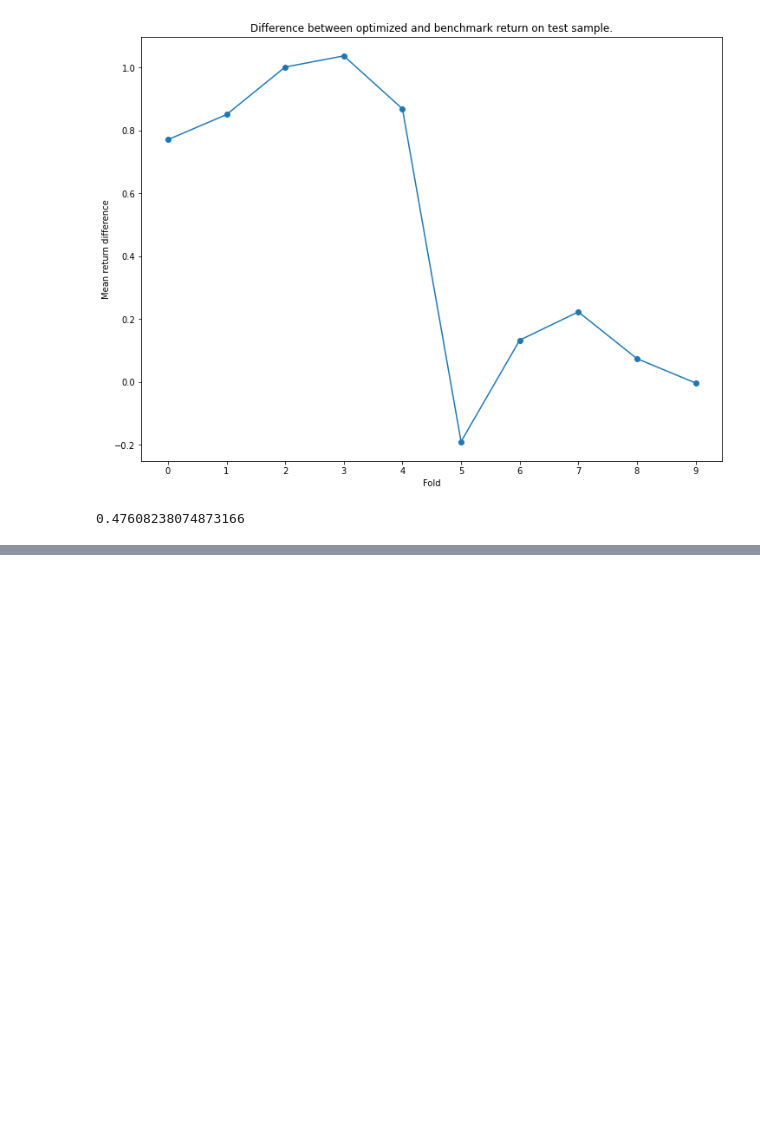
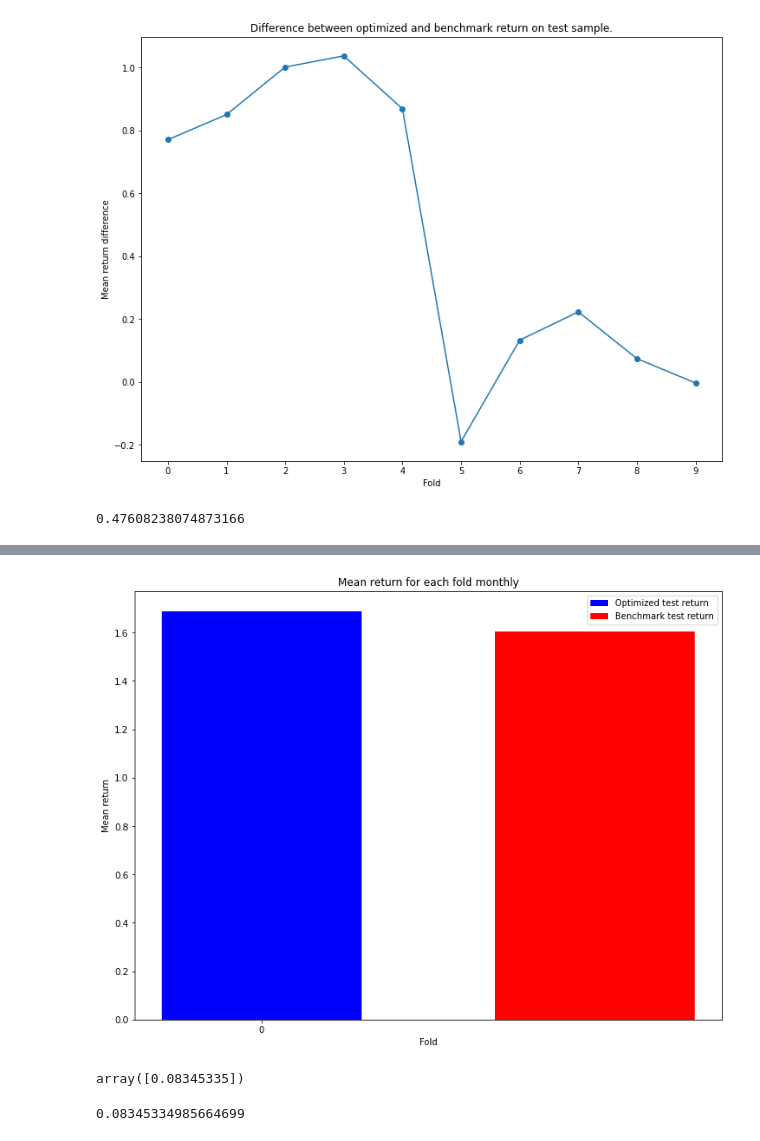
Before and after one commit to gabrielvieira37/master_thesis, a Jupyter notebook: prototype/article_prototype.ipynb, the cells around one changed output, grey strips where cells are left out. Saved outputs shown, nothing was run; the diff lists cells and outputs as text; code cells hidden in the pictures; blank space fills up the shorter version.

```diff
--- a/prototype/article_prototype.ipynb
+++ b/prototype/article_prototype.ipynb
@@ -1148,0 +1319,26 @@ mean_return_above_benchmark
+# %%
+width = 0.1
+br1 = np.arange(len(test_r_fold))
+br2 = [x + width for x in br1]
+plt.figure(figsize=(12,9))
+plt.title("Mean return for each fold monthly")
+plt.xlabel('Fold')
+plt.ylabel('Mean return')
+plt.bar(br1, test_r_fold, label='Optimized test return', color='blue', width = 0.06)
+plt.bar(br2, benchmark_test_r_fold, label='Benchmark test return', color='red', width = 0.06)
+plt.xticks(br1)
+# plt.grid()
+plt.legend()
+plt.show()
+# %% [output]
+[figure, added]
+# %%
+diff_r = np.array(test_r_fold) - np.array(benchmark_test_r_fold)
+diff_r
+# %% [output]
+array([0.08345335])
+# %%
+mean_return_above_benchmark = diff_r.sum()/1
+mean_return_above_benchmark
+# %% [output]
+0.08345334985664699
```
Also changed, not shown: parts of 7 cells of this notebook.
